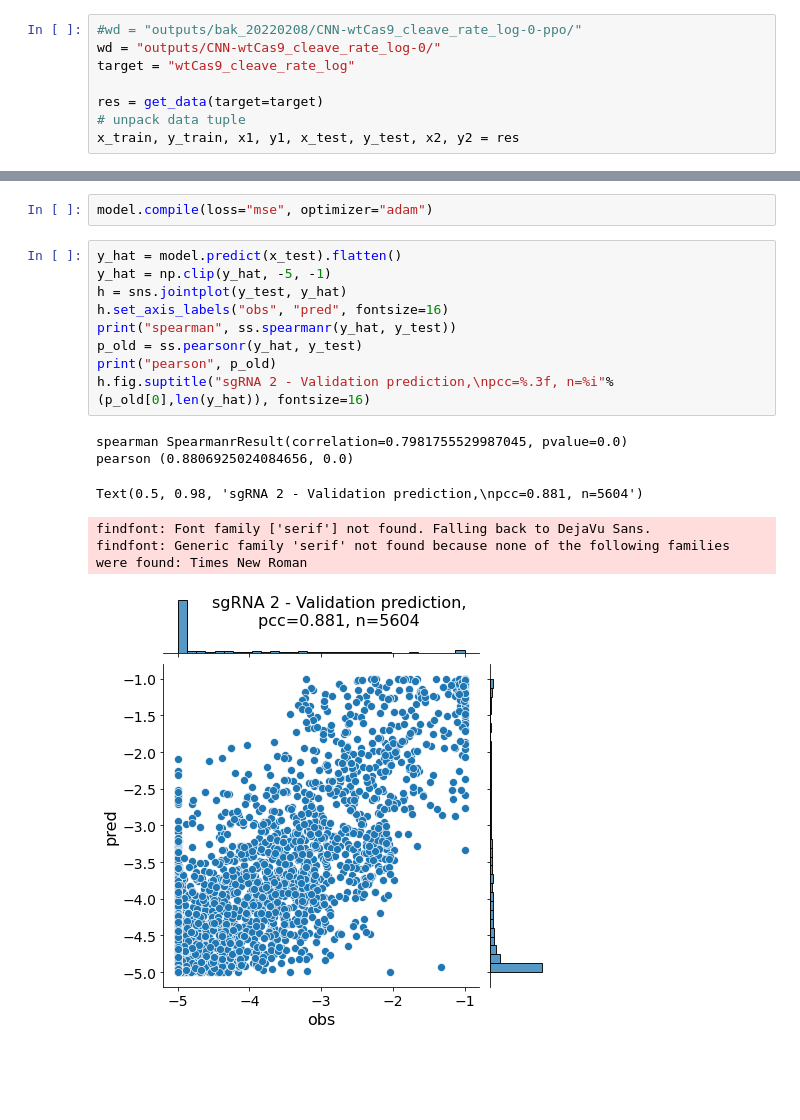
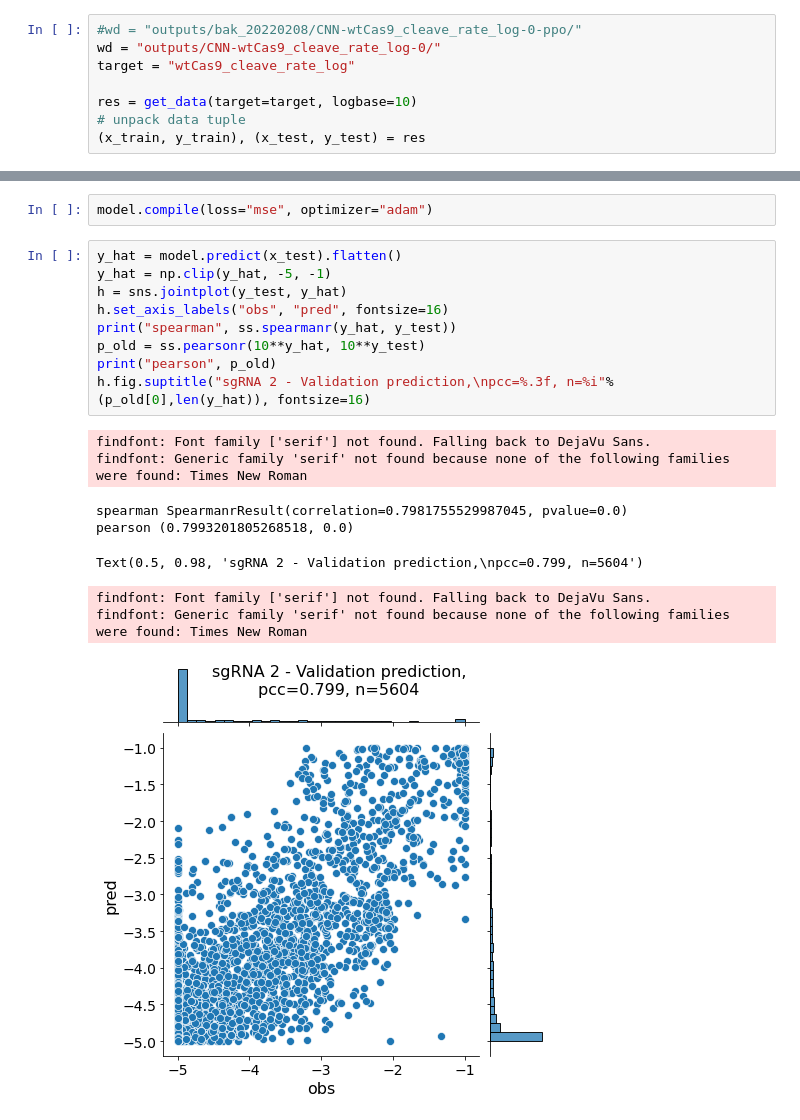
Before and after one commit to zj-zhang/Elektrum, a Jupyter notebook: notebooks/02-CNN-AMBERsearch.ipynb, the cells around one changed output, grey strips where cells are left out. Cells and saved outputs as stored; diff of their text form; blank space fills up the shorter version.

Commit message:
new results may 23

```diff
--- a/notebooks/02-CNN-AMBERsearch.ipynb
+++ b/notebooks/02-CNN-AMBERsearch.ipynb
@@ -24,9 +27,9 @@ Using TensorFlow backend.
 wd = "outputs/CNN-wtCas9_cleave_rate_log-0/"
 target = "wtCas9_cleave_rate_log"
 
-res = get_data(target=target)
+res = get_data(target=target, logbase=10)
 # unpack data tuple
-x_train, y_train, x1, y1, x_test, y_test, x2, y2 = res
+(x_train, y_train), (x_test, y_test) = res
 # %%
 from IPython.display import Image
 
@@ -95,17 +107,19 @@ model.compile(loss="mse", optimizer="adam")
 # %%
 y_hat = model.predict(x_test).flatten()
 y_hat = np.clip(y_hat, -5, -1)
 h = sns.jointplot(y_test, y_hat)
 h.set_axis_labels("obs", "pred", fontsize=16)
 print("spearman", ss.spearmanr(y_hat, y_test))
-p_old = ss.pearsonr(y_hat, y_test)
+p_old = ss.pearsonr(10**y_hat, 10**y_test)
 print("pearson", p_old)
 h.fig.suptitle("sgRNA 2 - Validation prediction,\npcc=%.3f, n=%i"%(p_old[0],len(y_hat)), fontsize=16)
 # %% [output]
-spearman SpearmanrResult(correlation=0.7981755529987045, pvalue=0.0)
-pearson (0.8806925024084656, 0.0)
+findfont: Font family ['serif'] not found. Falling back to DejaVu Sans.
+findfont: Generic family 'serif' not found because none of the following families were found: Times New Roman
-Text(0.5, 0.98, 'sgRNA 2 - Validation prediction,\npcc=0.881, n=5604')
+spearman SpearmanrResult(correlation=0.7981755529987045, pvalue=0.0)
+pearson (0.7993201805268518, 0.0)
-findfont: Font family ['serif'] not found. Falling back to DejaVu Sans.
-findfont: Generic family 'serif' not found because none of the following families were found: Times New Roman
+Text(0.5, 0.98, 'sgRNA 2 - Validation prediction,\npcc=0.799, n=5604')
+findfont: Font family ['serif'] not found. Falling back to DejaVu Sans.
+findfont: Generic family 'serif' not found because none of the following families were found: Times New Roman
-[figure, old version]
+[figure, new version]
 # %%
```
Also changed, not shown: parts of 12 cells of this notebook, 19 other files.
